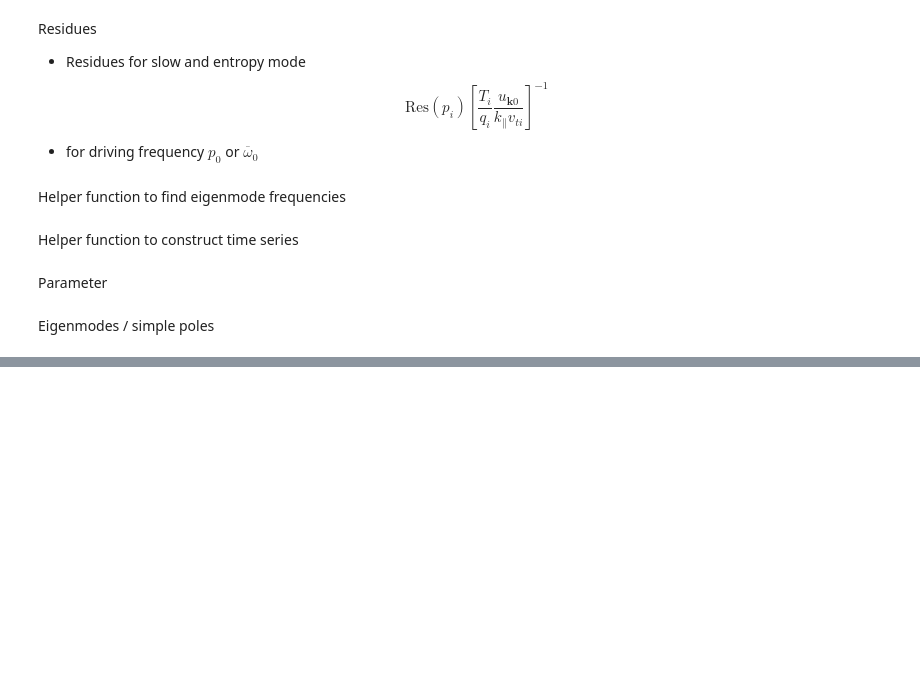
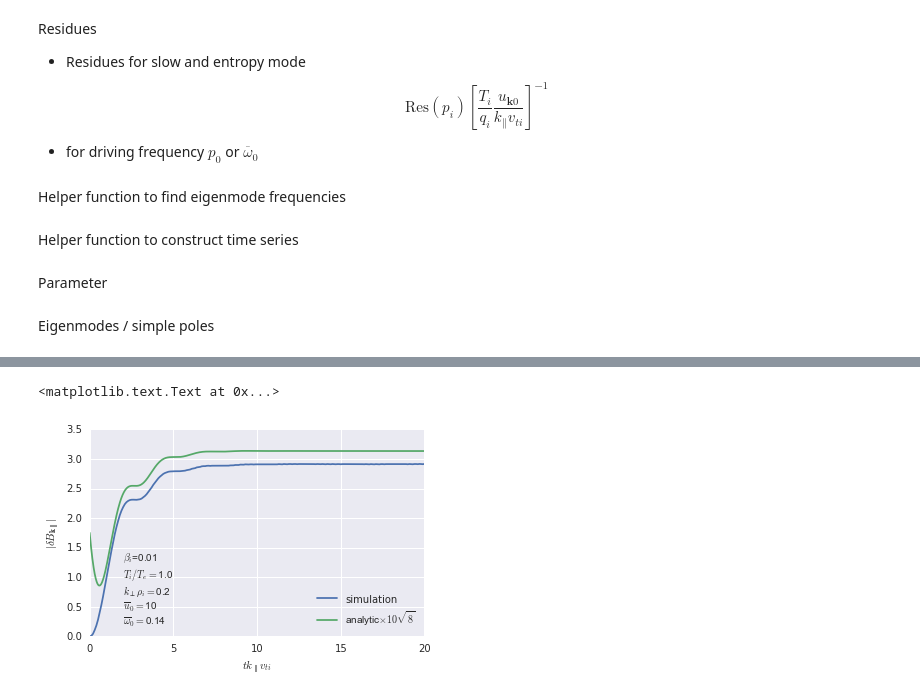
Before and after one commit to YuguangTong/Fourier-Laplace-plasma-response-in-driven-Gyrokinetics, a Jupyter notebook: python/Upar_driving_apar=0 FL solution.ipynb, the cells around one changed output, grey strips where cells are left out. Saved outputs shown, nothing was run; the diff lists cells and outputs as text; code cells hidden in the pictures; blank space fills up the shorter version.

```diff
--- a/python/Upar_driving_apar=0 FL solution.ipynb
+++ b/python/Upar_driving_apar=0 FL solution.ipynb
@@ -142,0 +154,42 @@ plt.show()
+# %%
+data_dir = '/Volumes/yuguang_sd/data/agk/lin_response/upar_160929'
+i = 1
+filename_bpar = data_dir + '/lin_upar_{0:s}.bpar'.format(str(i))
+filename_phi = data_dir + '/lin_upar_{0:s}.phi'.format(str(i))
+data_bpar = np.loadtxt(filename_bpar, dtype = dtype_bpar)
+data_phi = np.loadtxt(filename_phi, dtype = dtype_bpar)
+# %%
+def readColumn(data, column):
+    return np.array([elem[column] for elem in data])
+# %%
+bpar = np.sqrt(readColumn(data_bpar, 3))
+t_bpar = readColumn(data_bpar, 1)
+phi = np.sqrt(readColumn(data_phi, 3))
+t_phi = readColumn(data_phi, 1)
+# %%
+ti_te = 1.
+kperp_rhoi = 0.2
+wbar_0 = 0.14
+bi = 0.01
+upar0 = 10
+mi_me = 1836
+
+texts = "{0}{1}\n".format(r'$\beta_i$=',bi) + \
+    "{0}{1}\n".format(r'$T_i/T_e=$',ti_te) + \
+    "{0}{1}\n".format(r'$k_\perp \rho_i=$',kperp_rhoi) + \
+    "{0}{1}\n".format(r'$\overline{u}_0=$', upar0) +\
+    "{0}{1:.2f}\n".format(r'$\overline{\omega}_0=$', wbar_0)
+# %%
+fig_bpar = plt.figure(figsize=[6, 6*0.618])
+plt.plot(t_bpar, bpar * np.sqrt(8) * 10, label = 'simulation')
+plt.plot(tbar_arr * np.sqrt(bi),
+         bpar_arr * upar0 * np.sqrt(8) * 10,
+         label = 'analytic' + r'$\times10\sqrt{8}$')
+plt.xlabel('$tk_\parallel v_{ti}$')
+plt.ylabel('$|\delta B_{\mathbf{k}\parallel}|$')
+plt.legend(loc='lower right')
+ax = plt.gca()
+plt.text(0.1, 0., texts, transform=ax.transAxes)
+# %% [output]
+<matplotlib.text.Text at 0x...>
+[figure, added]
```
Also changed, not shown: parts of 8 cells of this notebook, 6 other files.
